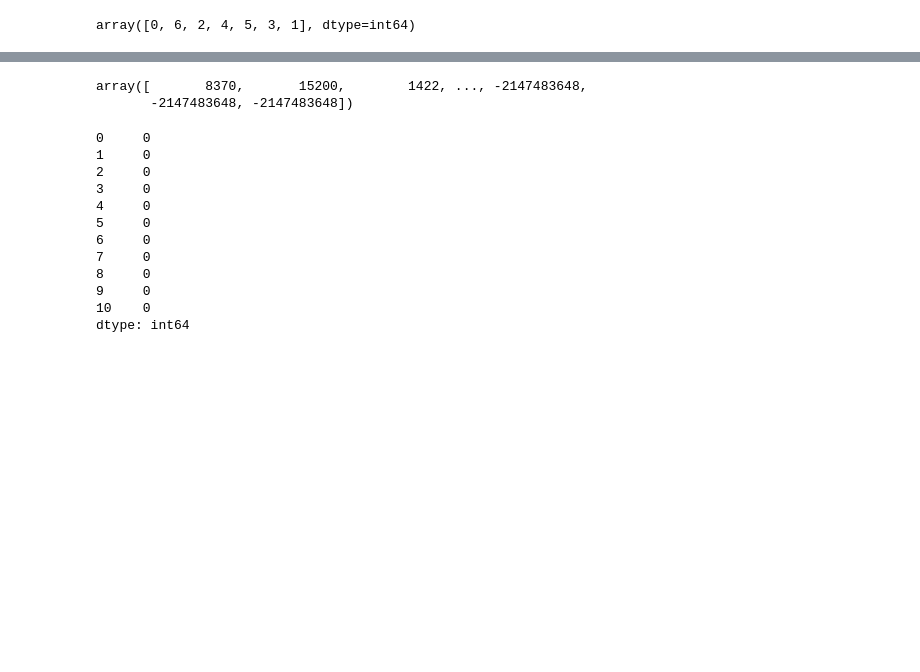
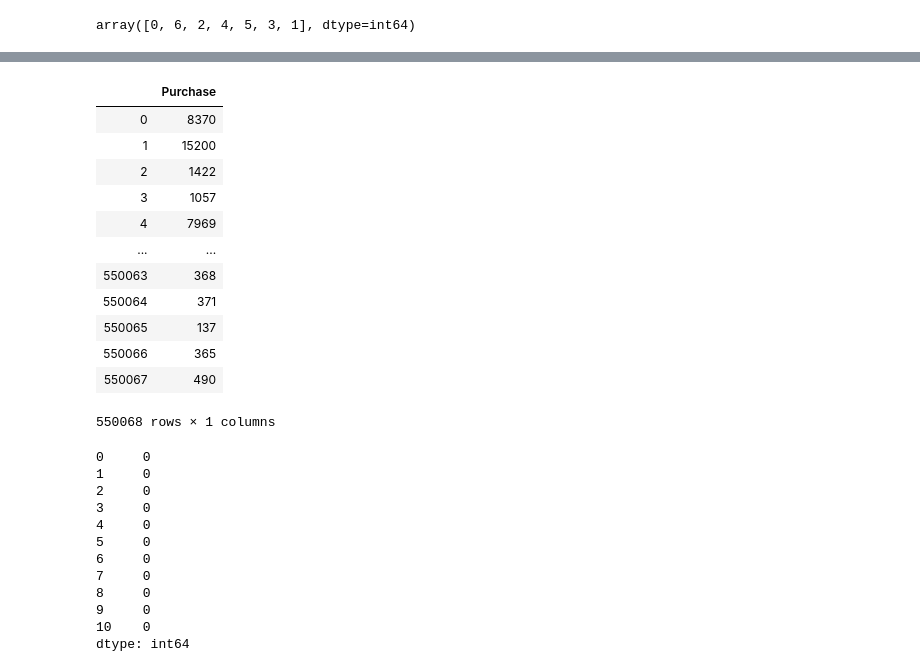
Before and after one commit to arav38/BlackFriday_Sale, a Jupyter notebook: datahack.analyticsvidhya.------black-friday.ipynb, the cells around one changed output, grey strips where cells are left out. Saved outputs shown, nothing was run; the diff lists cells and outputs as text; code cells hidden in the pictures; blank space fills up the shorter version.

```diff
--- a/datahack.analyticsvidhya.------black-friday.ipynb
+++ b/datahack.analyticsvidhya.------black-friday.ipynb
@@ -293,3 +287,7 @@ size of : (783667, 12)
+# %%
+X = train.drop(["Purchase"],axis =1)
+y= train[["Purchase"]]
+X_test = test.to_numpy()
 # %%
 #figure = data_copy.boxplot(column="Product_Category_1")
 # %%
@@ -345,10 +343,21 @@ print(X)
 # %%
 #converting y variable in categorical data(in this case we have already convert y in categgorical data)
-Y = Y.astype(int)
-Y
+y = y.astype(int)
+y
 # %% [output]
+|  | Purchase |
+| 0 | 8370 |
+| 1 | 15200 |
+| 2 | 1422 |
+| 3 | 1057 |
+| 4 | 7969 |
+| ... | ... |
+| 550063 | 368 |
+| 550064 | 371 |
+| 550065 | 137 |
+| 550066 | 365 |
+| 550067 | 490 |
-array([       8370,       15200,        1422, ..., -2147483648,
-       -2147483648, -2147483648])
+550068 rows × 1 columns
 # %%
 Xdata = pd.DataFrame(X)
 Xdata.isnull().sum()
```
Also changed, not shown: parts of 118 cells of this notebook.
